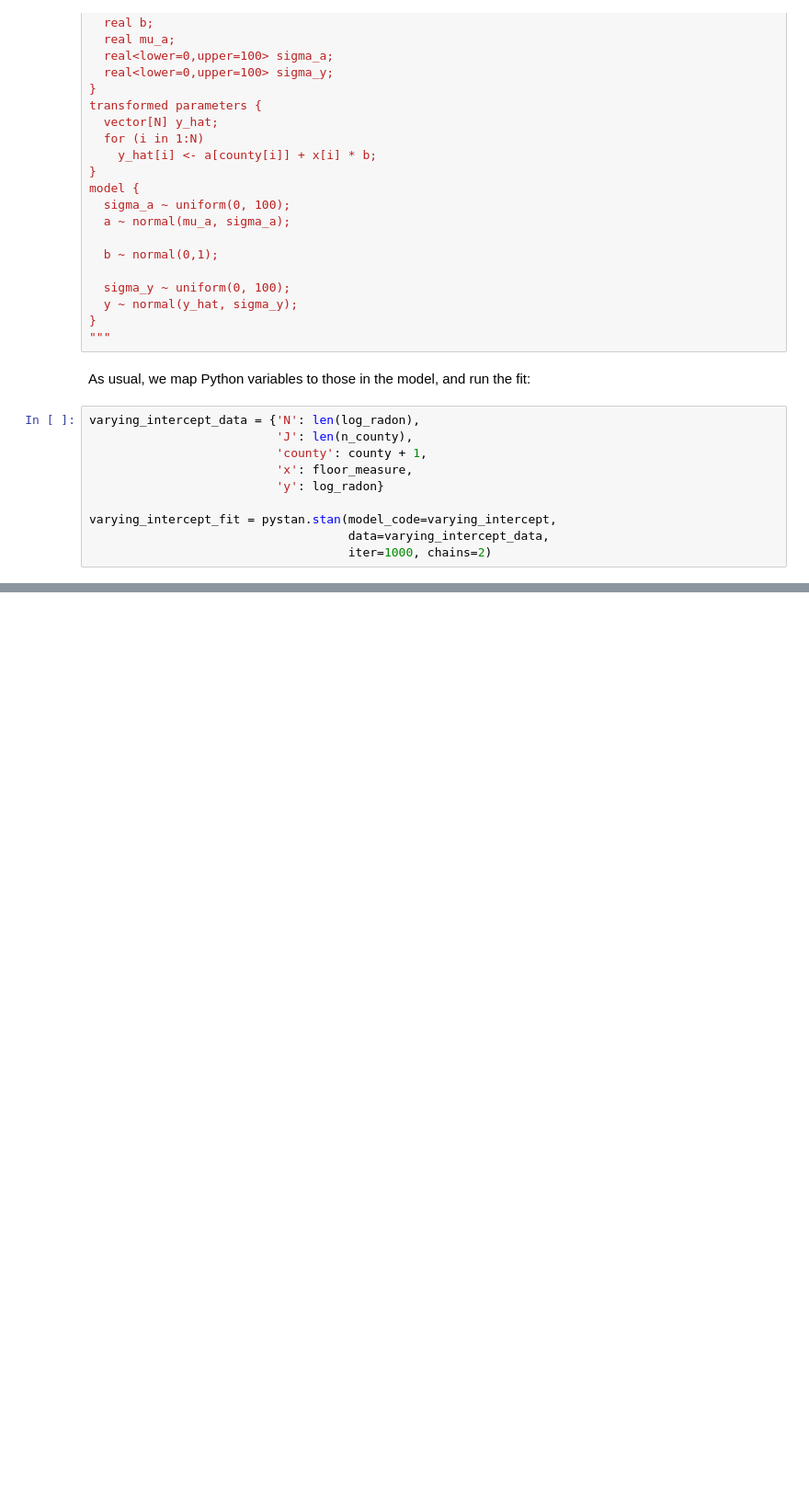
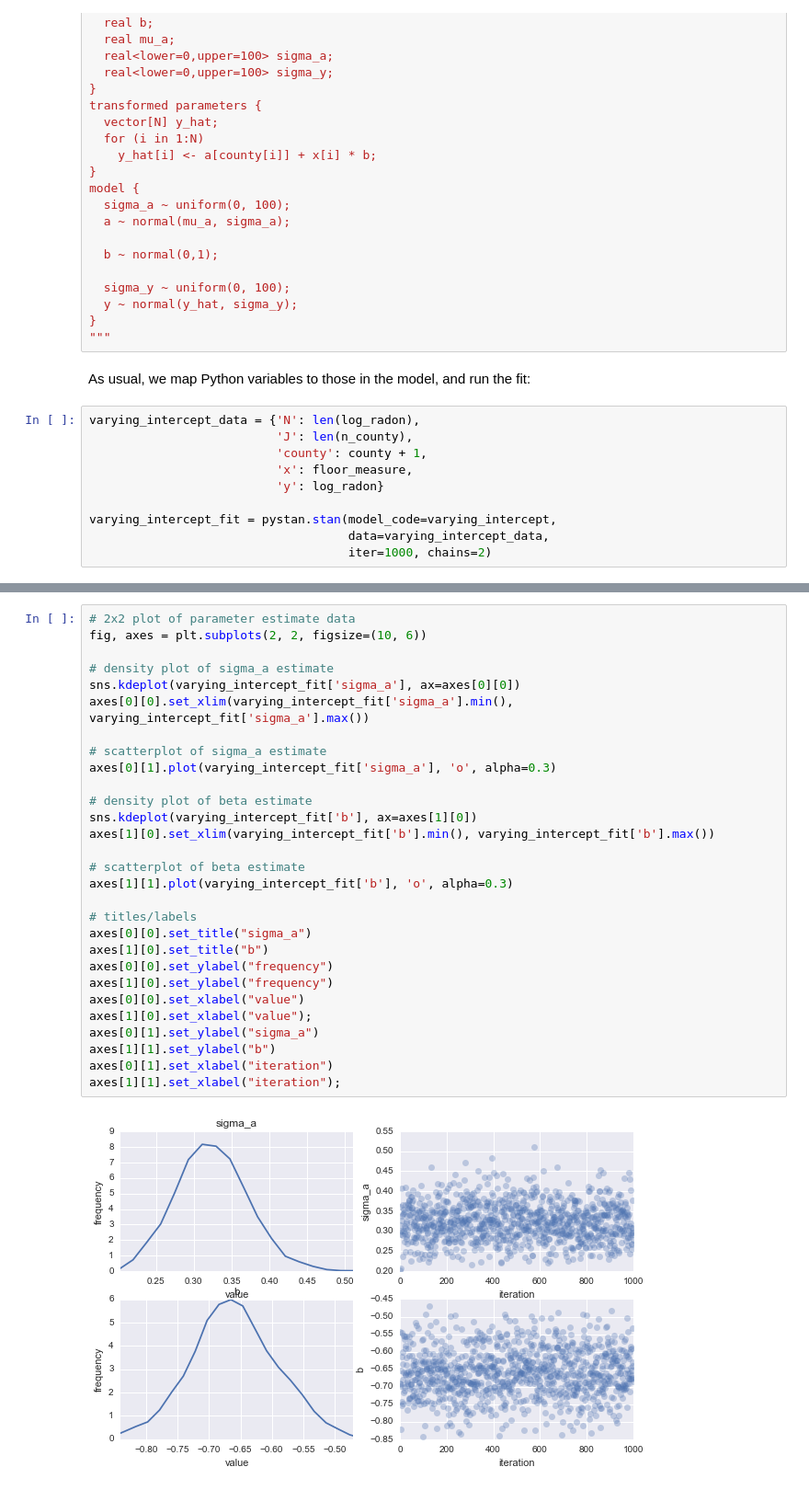
Before and after one commit to widdowquinn/notebooks, a Jupyter notebook: stan_model_radon.ipynb, the cells around one changed output, grey strips where cells are left out. Shown: that part at 92% size. Drawn from its saved outputs; the diff is of its cells as text; blank space fills up the shorter version.

```diff
--- a/stan_model_radon.ipynb
+++ b/stan_model_radon.ipynb
@@ -680,0 +695,31 @@ varying_intercept_fit = pystan.stan(model_code=varying_intercept,
+# %%
+# 2x2 plot of parameter estimate data
+fig, axes = plt.subplots(2, 2, figsize=(10, 6))
+
+# density plot of sigma_a estimate
+sns.kdeplot(varying_intercept_fit['sigma_a'], ax=axes[0][0])
+axes[0][0].set_xlim(varying_intercept_fit['sigma_a'].min(), varying_intercept_fit['sigma_a'].max())
+
+# scatterplot of sigma_a estimate
+axes[0][1].plot(varying_intercept_fit['sigma_a'], 'o', alpha=0.3)
+
+# density plot of beta estimate
+sns.kdeplot(varying_intercept_fit['b'], ax=axes[1][0])
+axes[1][0].set_xlim(varying_intercept_fit['b'].min(), varying_intercept_fit['b'].max())
+
+# scatterplot of beta estimate
+axes[1][1].plot(varying_intercept_fit['b'], 'o', alpha=0.3)
+
+# titles/labels
+axes[0][0].set_title("sigma_a")
+axes[1][0].set_title("b")
+axes[0][0].set_ylabel("frequency")
+axes[1][0].set_ylabel("frequency")
+axes[0][0].set_xlabel("value")
+axes[1][0].set_xlabel("value");
+axes[0][1].set_ylabel("sigma_a")
+axes[1][1].set_ylabel("b")
+axes[0][1].set_xlabel("iteration")
+axes[1][1].set_xlabel("iteration");
+# %% [output]
+[figure, added]
```
Also changed, not shown: parts of 15 cells of this notebook.
